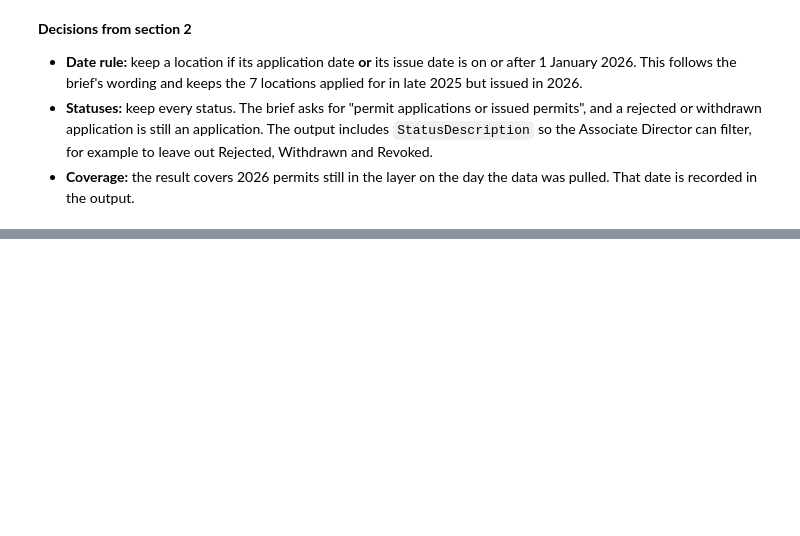
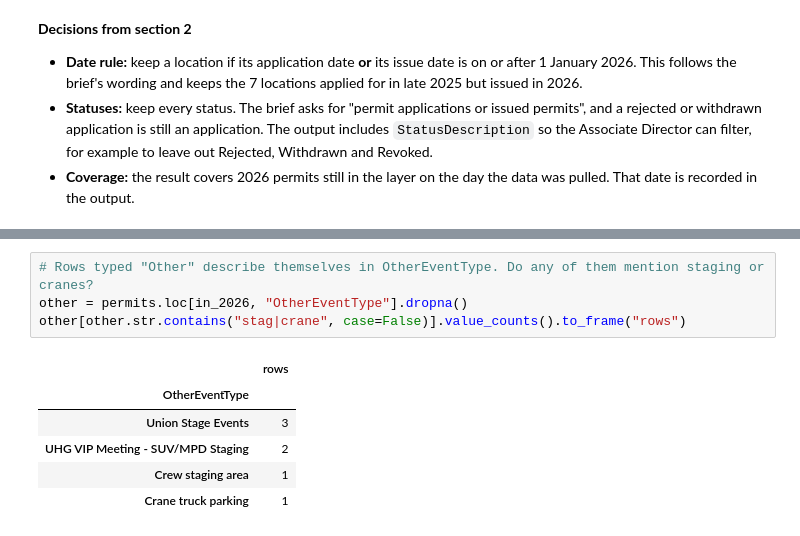
Before and after one commit to taj771/cs12-ddot-assessment, a Jupyter notebook: python_test/enrichment/step1_explore_layer24.ipynb, the cells around one changed output, grey strips where cells are left out. Drawn from its saved outputs; the diff is of its cells as text; blank space fills up the shorter version.

```diff
--- a/python_test/enrichment/step1_explore_layer24.ipynb
+++ b/python_test/enrichment/step1_explore_layer24.ipynb
@@ -231,0 +264,11 @@ Earliest expiration date in the layer: 2026-08-30 04:00:00-04:00
+# %%
+# Rows typed "Other" describe themselves in OtherEventType. Do any of them mention staging or cranes?
+other = permits.loc[in_2026, "OtherEventType"].dropna()
+other[other.str.contains("stag|crane", case=False)].value_counts().to_frame("rows")
+# %% [output]
+|  | rows |
+| OtherEventType |  |
+| Union Stage Events | 3 |
+| UHG VIP Meeting - SUV/MPD Staging | 2 |
+| Crew staging area | 1 |
+| Crane truck parking | 1 |
```
Also changed, not shown: parts of 5 cells of this notebook, 1 other file.
